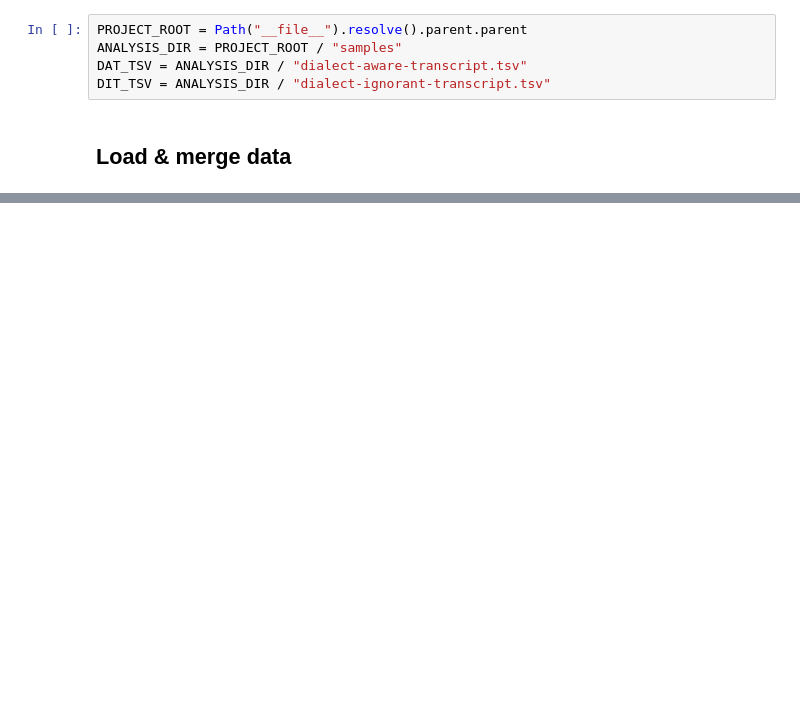
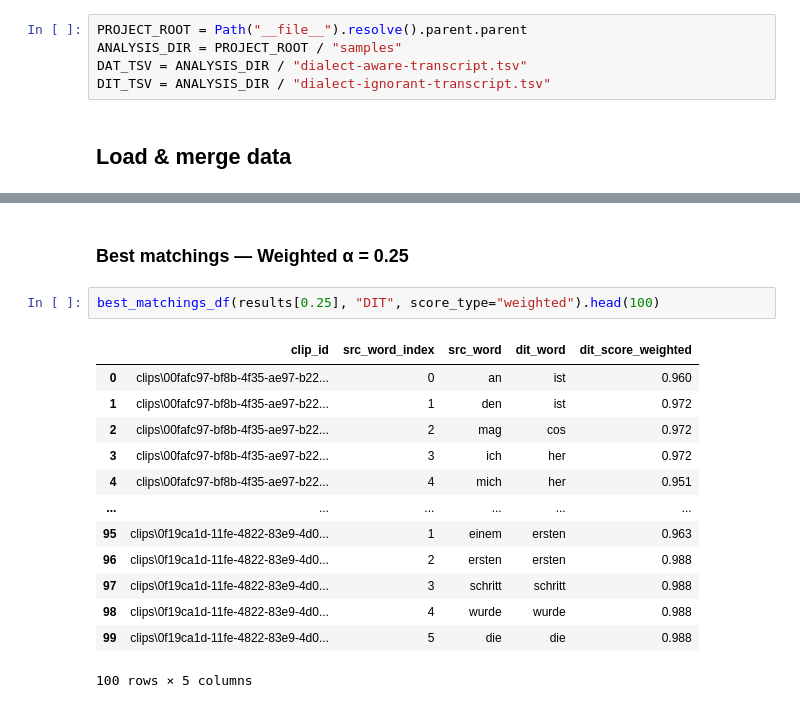
Before and after one commit to michamettler/BA-FS26_ciel_Mettler_Dialektanalyse, a Jupyter notebook: scripts/cross-comparison.ipynb, the cells around one changed output, grey strips where cells are left out. Saved outputs shown, nothing was run; the diff lists cells and outputs as text; blank space fills up the shorter version.

```diff
--- a/scripts/cross-comparison.ipynb
+++ b/scripts/cross-comparison.ipynb
@@ -150,0 +244,18 @@ plt.show()
+# %% [markdown]
+### Best matchings — Weighted α = 0.25
+# %%
+best_matchings_df(results[0.25], "DIT", score_type="weighted").head(100)
+# %% [output]
+|  | clip_id | src_word_index | src_word | dit_word | dit_score_weighted |
+| 0 | clips\00fafc97-bf8b-4f35-ae97-b22... | 0 | an | ist | 0.960 |
+| 1 | clips\00fafc97-bf8b-4f35-ae97-b22... | 1 | den | ist | 0.972 |
+| 2 | clips\00fafc97-bf8b-4f35-ae97-b22... | 2 | mag | cos | 0.972 |
+| 3 | clips\00fafc97-bf8b-4f35-ae97-b22... | 3 | ich | her | 0.972 |
+| 4 | clips\00fafc97-bf8b-4f35-ae97-b22... | 4 | mich | her | 0.951 |
+| ... | ... | ... | ... | ... | ... |
+| 95 | clips\0f19ca1d-11fe-4822-83e9-4d0... | 1 | einem | ersten | 0.963 |
+| 96 | clips\0f19ca1d-11fe-4822-83e9-4d0... | 2 | ersten | ersten | 0.988 |
+| 97 | clips\0f19ca1d-11fe-4822-83e9-4d0... | 3 | schritt | schritt | 0.988 |
+| 98 | clips\0f19ca1d-11fe-4822-83e9-4d0... | 4 | wurde | wurde | 0.988 |
+| 99 | clips\0f19ca1d-11fe-4822-83e9-4d0... | 5 | die | die | 0.988 |
+100 rows × 5 columns
```
Also changed, not shown: parts of 29 cells of this notebook, 3 other files.
